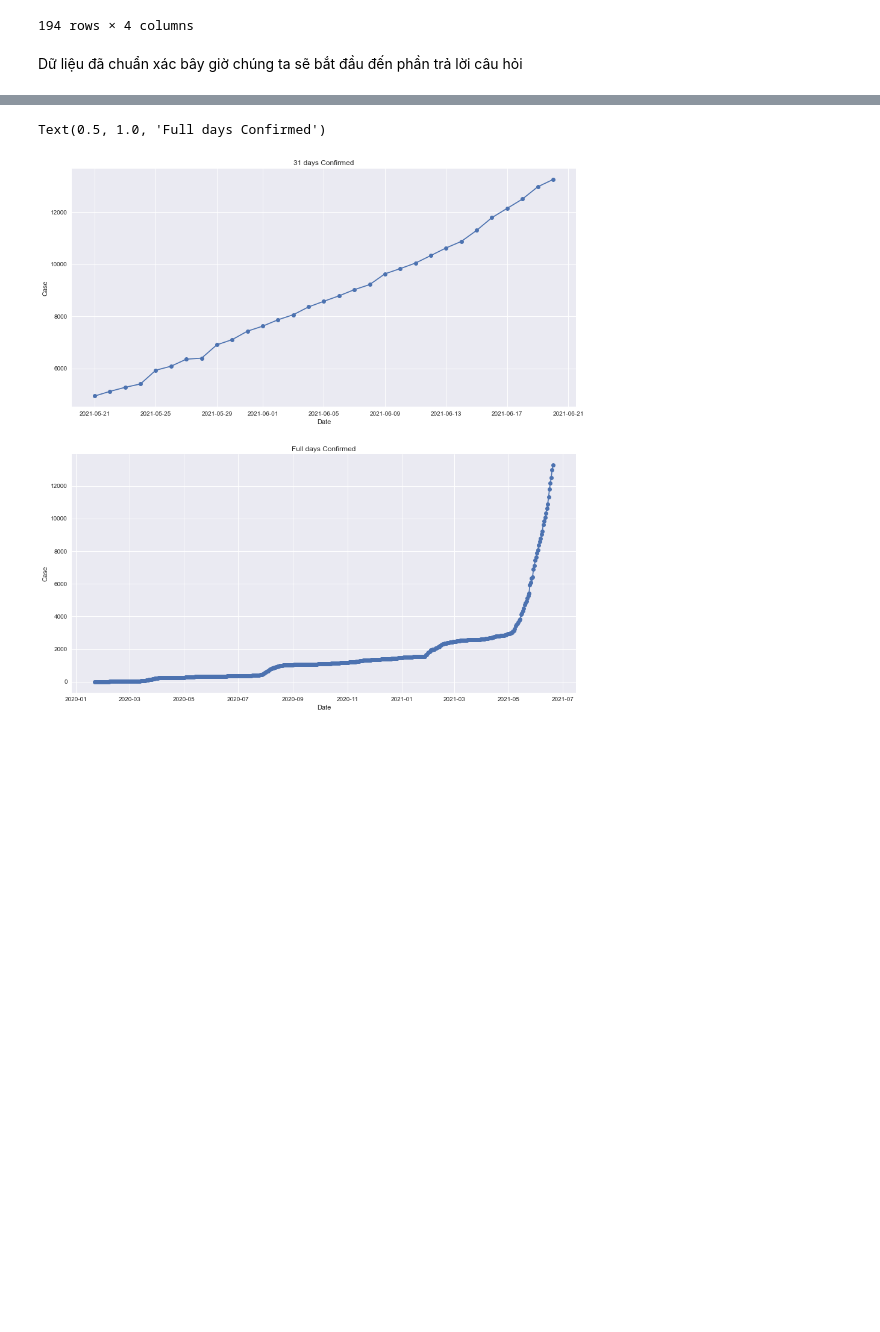
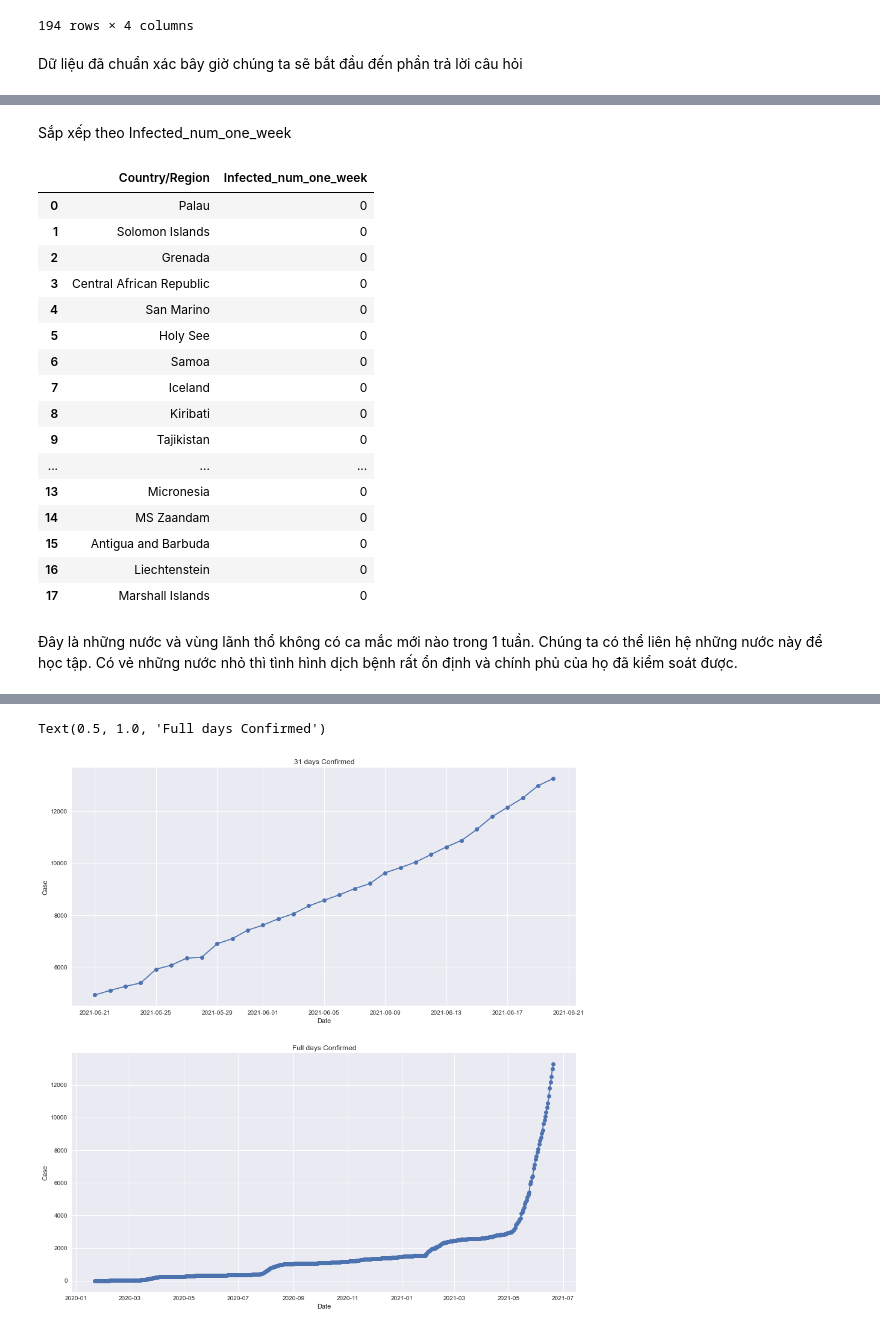
Before and after one commit to LT-cho-KHDL/Final-lab-p4ds, a Jupyter notebook: Final.ipynb, the cells around one changed output, grey strips where cells are left out. Saved outputs shown, nothing was run; the diff lists cells and outputs as text; code cells hidden in the pictures; blank space fills up the shorter version.

Commit message:
Sửa lỗi theo góp ý của các bạn

```diff
--- a/Final.ipynb
+++ b/Final.ipynb
@@ -224,0 +335,8 @@ Dữ liệu đã chuẩn xác bây giờ chúng ta sẽ bắt đầu đến ph
+# %%
+region_df = covid19_df.copy()
+week_df = region_df[region_df['Date']==max(region_df['Date']) - timedelta(days = 7)].reset_index(drop=True)\
+                    .groupby('Country/Region')[['Confirmed']].sum().reset_index()
+infected_num_one_week = country_df['Confirmed'] - week_df['Confirmed']
+infected_num_one_week_df = country_df['Country/Region'].to_frame()
+infected_num_one_week_df.insert(1,'Infected_num_one_week',infected_num_one_week)
+infected_num_one_week_df
@@ -224,0 +359,4 @@ Dữ liệu đã chuẩn xác bây giờ chúng ta sẽ bắt đầu đến ph
+# %%
+infected_num_one_week_df.sort_values('Infected_num_one_week', inplace = True)
+infected_num_one_week_df = infected_num_one_week_df.reset_index(drop = True)
+infected_num_one_week_df
@@ -224,0 +377,25 @@ Dữ liệu đã chuẩn xác bây giờ chúng ta sẽ bắt đầu đến ph
+# %% [markdown]
+Sắp xếp theo Infected_num_one_week
+# %%
+country_no_week_case_df = infected_num_one_week_df[infected_num_one_week_df['Infected_num_one_week'] == 0]
+country_no_week_case_df
+# %% [output]
+|  | Country/Region | Infected_num_one_week |
+| 0 | Palau | 0 |
+| 1 | Solomon Islands | 0 |
+| 2 | Grenada | 0 |
+| 3 | Central African Republic | 0 |
+| 4 | San Marino | 0 |
+| 5 | Holy See | 0 |
+| 6 | Samoa | 0 |
+| 7 | Iceland | 0 |
+| 8 | Kiribati | 0 |
+| 9 | Tajikistan | 0 |
+| ... | ... | ... |
+| 13 | Micronesia | 0 |
+| 14 | MS Zaandam | 0 |
+| 15 | Antigua and Barbuda | 0 |
+| 16 | Liechtenstein | 0 |
+| 17 | Marshall Islands | 0 |
+# %% [markdown]
+Đây là những nước và vùng lãnh thổ không có ca mắc mới nào trong 1 tuần. Chúng ta có thể liên hệ những nước này để học tập. Có vẻ những nước nhỏ thì tình hình dịch bệnh rất ổn định và chính phủ của họ đã kiểm soát được.
```
Also changed, not shown: parts of 57 cells of this notebook.
